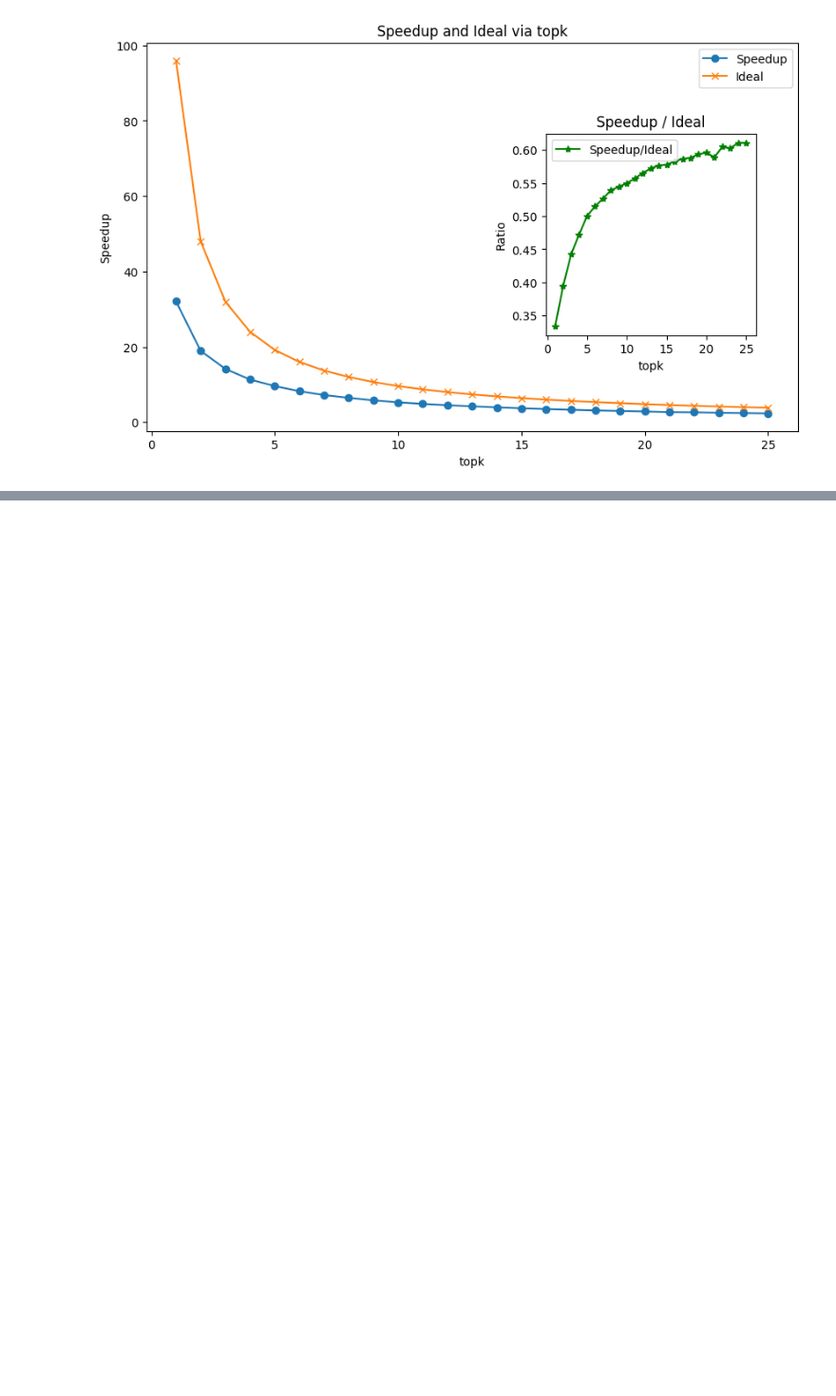
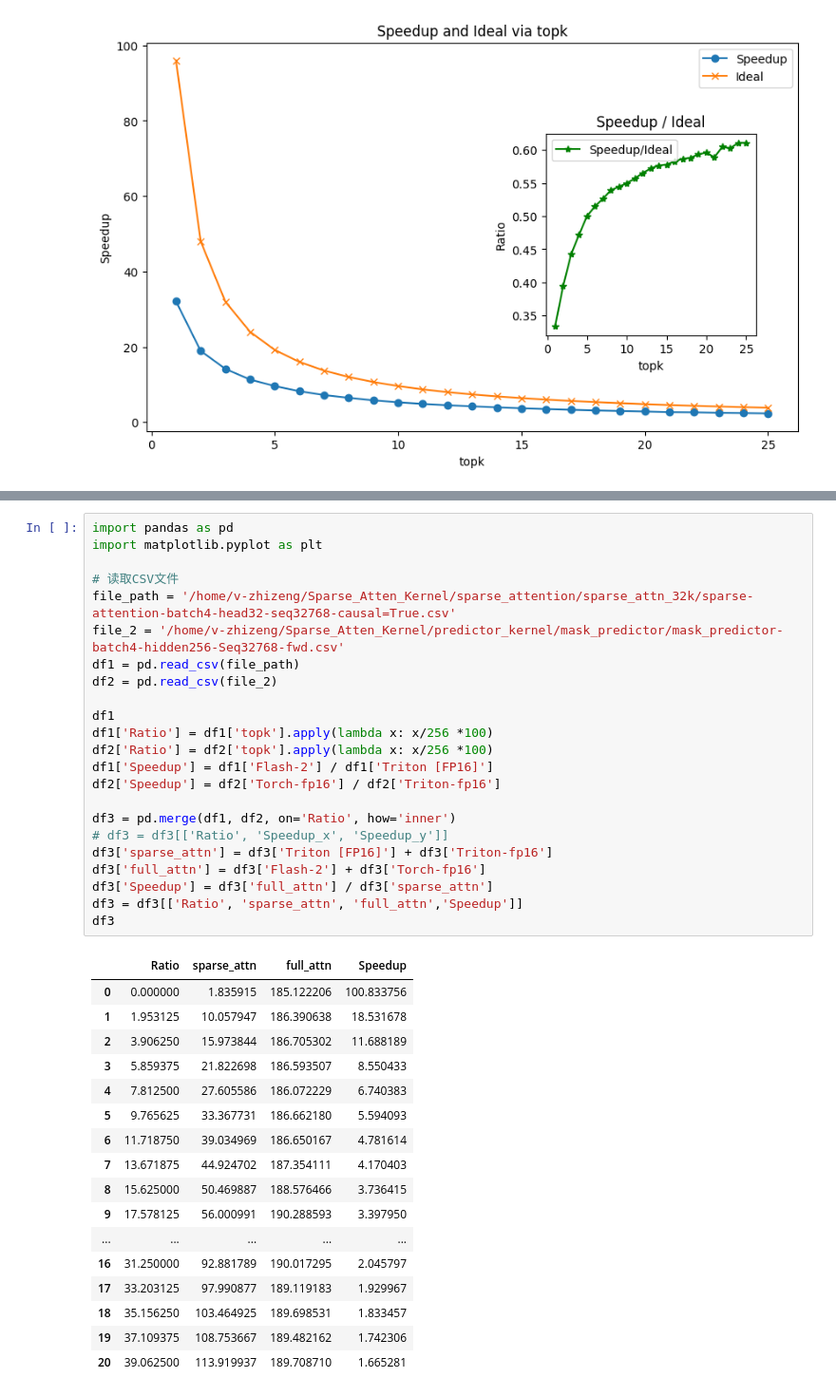
Before and after one commit to Zhichenzzz/Sparse_Attention_Kernel, a Jupyter notebook: plot.ipynb, the cells around one changed output, grey strips where cells are left out. Shown at 95% size. Saved outputs shown, nothing was run; the diff lists cells and outputs as text; blank space fills up the shorter version.

```diff
--- a/plot.ipynb
+++ b/plot.ipynb
@@ -126,0 +170,41 @@ plt.show()
+# %%
+import pandas as pd
+import matplotlib.pyplot as plt
+
+# 读取CSV文件
+file_path = '/home/v-zhizeng/Sparse_Atten_Kernel/sparse_attention/sparse_attn_32k/sparse-attention-batch4-head32-seq32768-causal=True.csv'
+file_2 = '/home/v-zhizeng/Sparse_Atten_Kernel/predictor_kernel/mask_predictor/mask_predictor-batch4-hidden256-Seq32768-fwd.csv'
+df1 = pd.read_csv(file_path)
+df2 = pd.read_csv(file_2)
+
+df1
+df1['Ratio'] = df1['topk'].apply(lambda x: x/256 *100)
+df2['Ratio'] = df2['topk'].apply(lambda x: x/256 *100)
+df1['Speedup'] = df1['Flash-2'] / df1['Triton [FP16]']
+df2['Speedup'] = df2['Torch-fp16'] / df2['Triton-fp16']
+
+df3 = pd.merge(df1, df2, on='Ratio', how='inner')
+# df3 = df3[['Ratio', 'Speedup_x', 'Speedup_y']]
+df3['sparse_attn'] = df3['Triton [FP16]'] + df3['Triton-fp16']
+df3['full_attn'] = df3['Flash-2'] + df3['Torch-fp16']
+df3['Speedup'] = df3['full_attn'] / df3['sparse_attn']
+df3 = df3[['Ratio', 'sparse_attn', 'full_attn','Speedup']]
+df3
+# %% [output]
+|  | Ratio | sparse_attn | full_attn | Speedup |
+| 0 | 0.000000 | 1.835915 | 185.122206 | 100.833756 |
+| 1 | 1.953125 | 10.057947 | 186.390638 | 18.531678 |
+| 2 | 3.906250 | 15.973844 | 186.705302 | 11.688189 |
+| 3 | 5.859375 | 21.822698 | 186.593507 | 8.550433 |
+| 4 | 7.812500 | 27.605586 | 186.072229 | 6.740383 |
+| 5 | 9.765625 | 33.367731 | 186.662180 | 5.594093 |
+| 6 | 11.718750 | 39.034969 | 186.650167 | 4.781614 |
+| 7 | 13.671875 | 44.924702 | 187.354111 | 4.170403 |
+| 8 | 15.625000 | 50.469887 | 188.576466 | 3.736415 |
+| 9 | 17.578125 | 56.000991 | 190.288593 | 3.397950 |
+| ... | ... | ... | ... | ... |
+| 16 | 31.250000 | 92.881789 | 190.017295 | 2.045797 |
+| 17 | 33.203125 | 97.990877 | 189.119183 | 1.929967 |
+| 18 | 35.156250 | 103.464925 | 189.698531 | 1.833457 |
+| 19 | 37.109375 | 108.753667 | 189.482162 | 1.742306 |
+| 20 | 39.062500 | 113.919937 | 189.708710 | 1.665281 |
```
Also changed, not shown: parts of 1 cell of this notebook, 16 other files.
